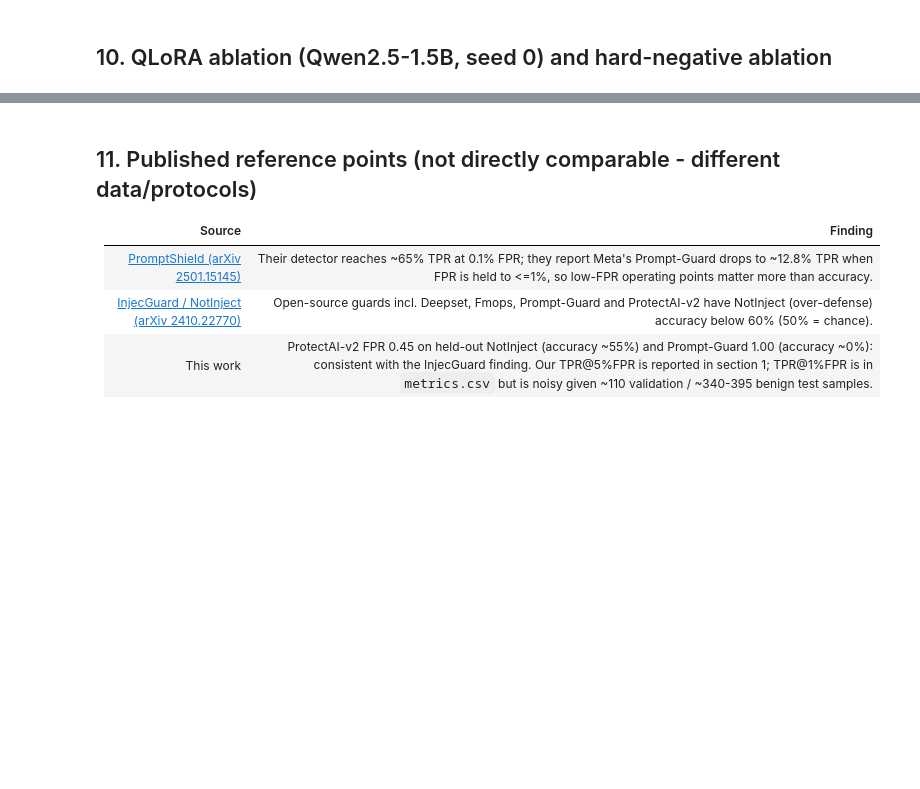
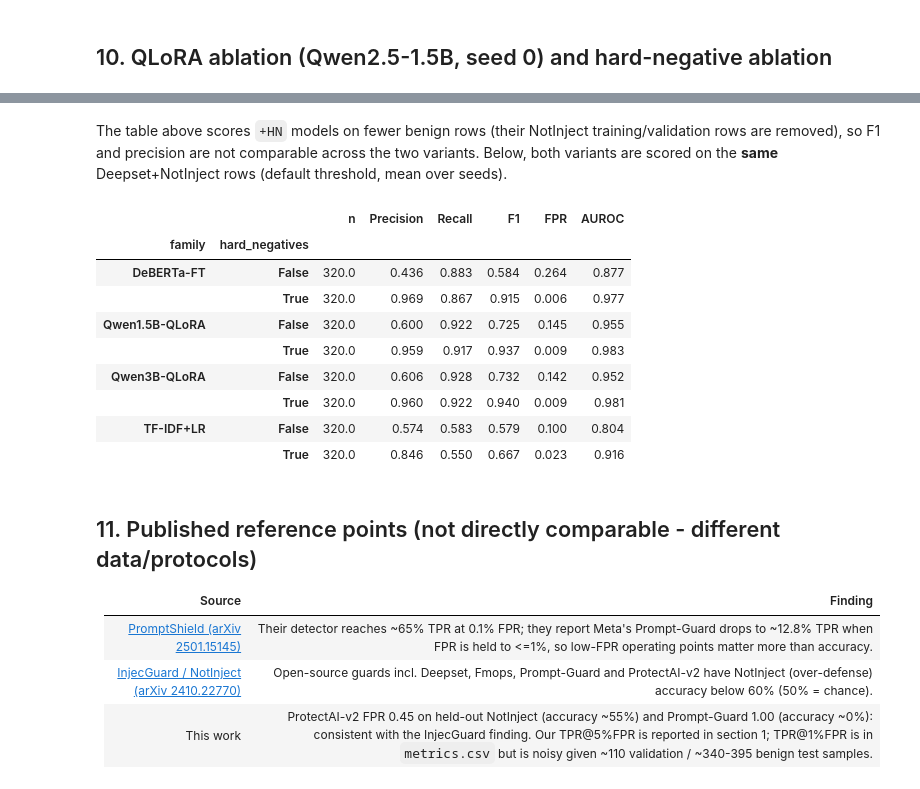
Before and after one commit to AntoCordeiro/prompt_detection, a Jupyter notebook: analysis.ipynb, the cells around one changed output, grey strips where cells are left out. Drawn from its saved outputs; the diff is of its cells as text; code cells hidden in the pictures; blank space fills up the shorter version.

```diff
--- a/analysis.ipynb
+++ b/analysis.ipynb
@@ -403,6 +405,23 @@ display(h[h.benchmark.isin(["bench_deepset_notinject","notinject_heldout"])].gro
 |  |  | True | 0.000 | 0.000 | 0.007 |
 |  | TF-IDF+LR | False | 0.000 | 0.000 | 0.127 |
 |  |  | True | 0.000 | 0.000 | 0.029 |
+# %% [markdown]
+The table above scores `+HN` models on fewer benign rows (their NotInject training/validation rows are removed), so F1 and precision are
+not comparable across the two variants. Below, both variants are scored on the **same** Deepset+NotInject rows (default threshold, mean over seeds).
+# %%
+HP = hn_paired_table(P).groupby(["family","hard_negatives"])[["n","Precision","Recall","F1","FPR","AUROC"]].mean().round(3)
+display(HP); HP.to_csv(C.RESULTS_DIR / "table_hn_paired.csv")
+# %% [output]
+|  |  | n | Precision | Recall | F1 | FPR | AUROC |
+| family | hard_negatives |  |  |  |  |  |  |
+| DeBERTa-FT | False | 320.0 | 0.436 | 0.883 | 0.584 | 0.264 | 0.877 |
+|  | True | 320.0 | 0.969 | 0.867 | 0.915 | 0.006 | 0.977 |
+| Qwen1.5B-QLoRA | False | 320.0 | 0.600 | 0.922 | 0.725 | 0.145 | 0.955 |
+|  | True | 320.0 | 0.959 | 0.917 | 0.937 | 0.009 | 0.983 |
+| Qwen3B-QLoRA | False | 320.0 | 0.606 | 0.928 | 0.732 | 0.142 | 0.952 |
+|  | True | 320.0 | 0.960 | 0.922 | 0.940 | 0.009 | 0.981 |
+| TF-IDF+LR | False | 320.0 | 0.574 | 0.583 | 0.579 | 0.100 | 0.804 |
+|  | True | 320.0 | 0.846 | 0.550 | 0.667 | 0.023 | 0.916 |
 # %% [markdown]
 ## 11. Published reference points (not directly comparable - different data/protocols)
 | Source | Finding |
```
Also changed, not shown: parts of 10 cells of this notebook, 16 other files.
